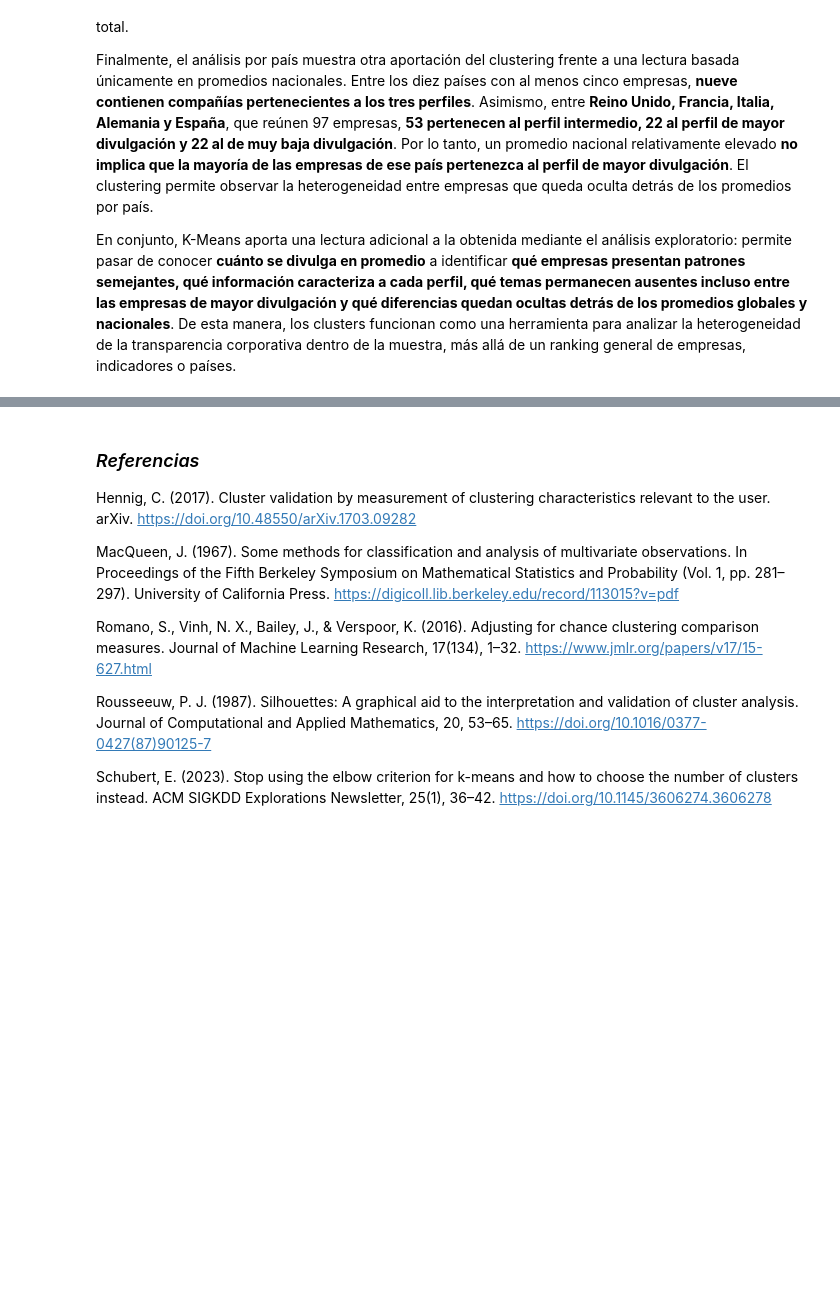
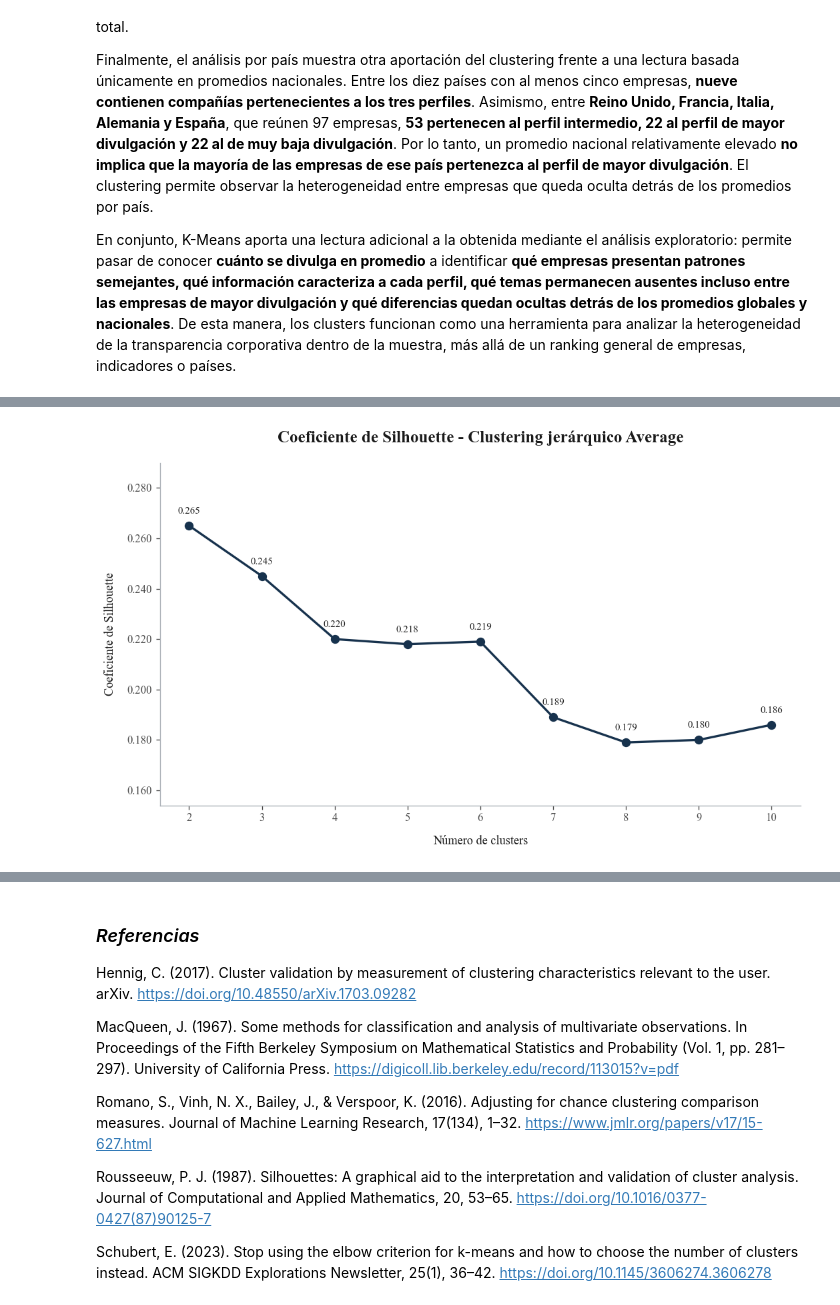
Before and after one commit to avrilsalazarrodriguez/fashion-transparency-index-2023, a Jupyter notebook: scripts/04_Agrupamiento_de_empresas (clustering).ipynb, the cells around one changed output, grey strips where cells are left out. Cells and saved outputs as stored; diff of their text form; code cells hidden in the pictures; blank space fills up the shorter version.

```diff
--- a/scripts/04_Agrupamiento_de_empresas (clustering).ipynb
+++ b/scripts/04_Agrupamiento_de_empresas (clustering).ipynb
@@ -2650,0 +2858,14 @@ En conjunto, K-Means aporta una lectura adicional a la obtenida mediante el aná
+# %%
+# Recuperamos únicamente los resultados correspondientes
+# al criterio de enlace Average
+
+resultados_average = (
+    resultados_jerarquico[
+        resultados_jerarquico["Linkage"] == "average"
+    ]
+    .copy()
+)
+
+# Mostramos los resultados para revisar
+# cómo cambia Silhouette al aumentar el número de clusters
+display(resultados_average)
@@ -2650,0 +2883,84 @@ En conjunto, K-Means aporta una lectura adicional a la obtenida mediante el aná
+# %%
+# Visualizamos el coeficiente de Silhouette obtenido
+# con Average para cada número de clusters evaluado
+
+fig, ax = plt.subplots(figsize=(9, 5.5))
+
+# Construimos la gráfica de línea
+ax.plot(
+    resultados_average["Clusters"],
+    resultados_average["Silhouette"],
+    color=AZUL_MARINO,
+    marker="o",
+    markersize=7,
+    linewidth=2
+)
+
+# Incorporamos el título y los nombres de los ejes
+ax.set_title(
+    "Coeficiente de Silhouette - Clustering jerárquico Average",
+    pad=18
+)
+
+ax.set_xlabel(
+    "Número de clusters",
+    labelpad=10
+)
+
+ax.set_ylabel(
+    "Coeficiente de Silhouette",
+    labelpad=10
+)
+
+# Mostramos todos los valores de clusters evaluados
+ax.set_xticks(
+    resultados_average["Clusters"]
+)
+
+# Mostramos tres decimales en el eje vertical
+ax.yaxis.set_major_formatter(
+    StrMethodFormatter("{x:.3f}")
+)
+
+# Eliminamos los bordes que no aportan información
+# para mantener el formato visual del notebook
+ax.spines["top"].set_visible(False)
+ax.spines["right"].set_visible(False)
+ax.spines["left"].set_color(GRIS_MEDIO)
+ax.spines["bottom"].set_color(GRIS_MEDIO)
+
+# Añadimos el valor de Silhouette junto a cada punto
+for k, silhouette in zip(
+    resultados_average["Clusters"],
+    resultados_average["Silhouette"]
+):
+
+    ax.text(
+        k,
+        silhouette + 0.004,
+        f"{silhouette:.3f}",
+        ha="center",
+        va="bottom",
+        fontsize=9,
+        color=NEGRO
+    )
+
+# Dejamos un pequeño margen alrededor de los valores
+ax.set_ylim(
+    resultados_average["Silhouette"].min() - 0.025,
+    resultados_average["Silhouette"].max() + 0.025
+)
+
+# Ajustamos los márgenes
+fig.tight_layout()
+
+# Guardamos la figura
+guardar_figura(
+    fig,
+    "jerarquico_average_silhouette"
+)
+
+# Mostramos la figura
+plt.show()
+# %% [output]
+[figure, added]
```
Also changed, not shown: parts of 31 cells of this notebook, 7 other files.
